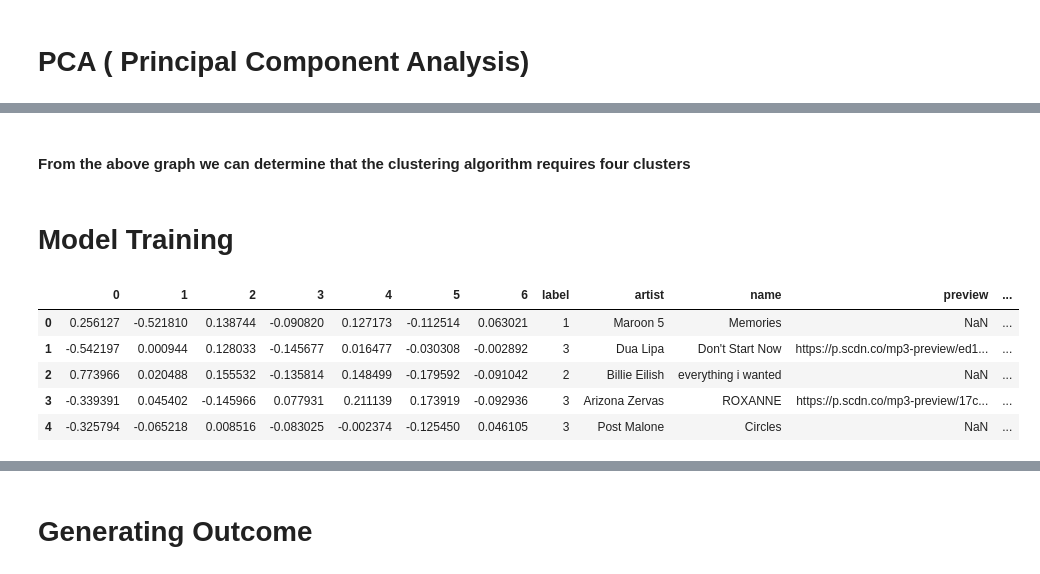
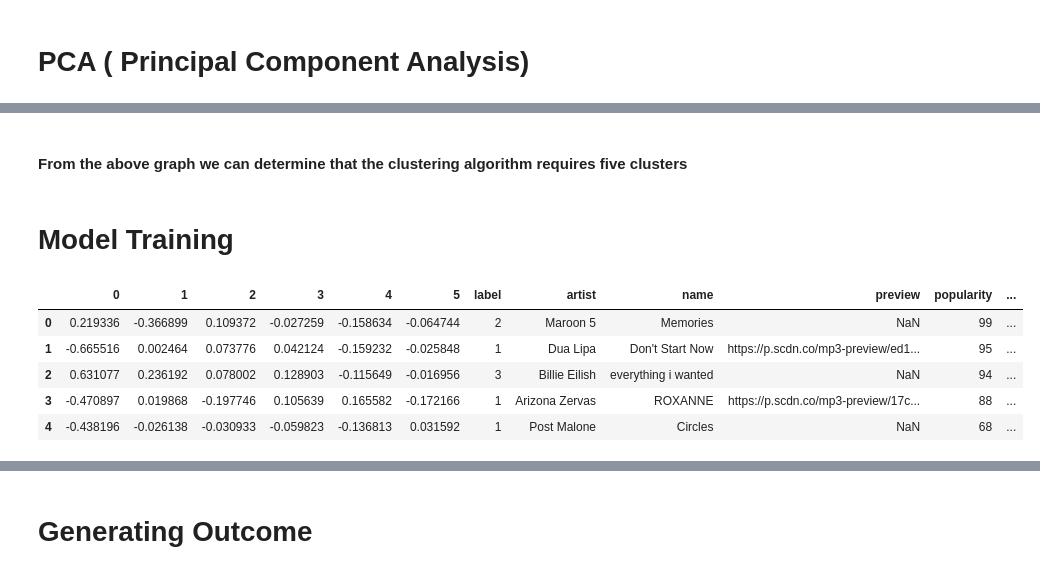
Before and after one commit to Neri-kun/Licenta, a Jupyter notebook: song_recommendation_system.ipynb, the cells around one changed output, grey strips where cells are left out. Cells and saved outputs as stored; diff of their text form; code cells hidden in the pictures.

```diff
--- a/song_recommendation_system.ipynb
+++ b/song_recommendation_system.ipynb
@@ -13,0 +202,8 @@ from yellowbrick.cluster import KElbowVisualizer
+# %%
+plt.figure(figsize=(12, 8))
+sns.set(style="whitegrid")
+x = second_df.groupby("year")["duration_ms"].mean()
+ax= sns.lineplot(x=x.index,y=x)
+ax.set_title('Track duration (in milliseconds) evoultion over the years (1920-2021)')
+ax.set_ylabel('Milliseconds')
+ax.set_xlabel('Year')
@@ -14,6 +285,2 @@ from yellowbrick.cluster import KElbowVisualizer
 # %% [markdown]
 # Data Normalization
-# %%
-df = pd.read_csv('../Data/final.csv')
-print(df.shape)
-df.head()
@@ -82,5 +362,5 @@ cluster_plot(df[non_categorical])
 # %%
-pca = PCA(0.95)
+pca = PCA(6)
 data = df.drop_duplicates()
 data = pca.fit_transform(data[non_categorical])
 cluster_plot(pd.DataFrame(data))
@@ -101,21 +389,21 @@ silhouette(data)
 # %% [markdown]
-#### From the above graph we can determine that the clustering algorithm requires four clusters
+#### From the above graph we can determine that the clustering algorithm requires five clusters
 # %% [markdown]
 # Model Training
 # %%
 def train(df_train):
-    n = 1
-    for _ in range(n):
+    #n = 1
+    #for _ in range(n):
         # train_df, test_df = train_test_split(df_train)
-        km = KMeans(
-            n_clusters=4, init='random',
+    km = KMeans(
+            n_clusters=6, init='k-means++',
             n_init=10, max_iter=1000,
             tol=1e-04, random_state=0
-        )
-        y_km = km.fit(df_train)
+         )
+    y_km = km.fit(df_train)
         # km.labels_
         # km.predict(test_df)
-    return km
+    return y_km
 
 def k_mean_distance(center_coordinates, data_coordiantes):
     summ=0
@@ -123,22 +411,23 @@ def k_mean_distance(center_coordinates, data_coordiantes):
     for i in range(len(center_coordinates)):
         summ+=(center_coordinates[i]-data_coordiantes[i])**2
         mag+=(data_coordiantes[i])**2
-    return (summ)*0.5
+    return (summ)**0.5
 # %%
 km = train(data)
 data = pd.DataFrame(data)
 # pickle.dump(km, open('KMeans_Clustering', 'wb'))
 data['label'] = km.labels_
 data['artist'] = df.artist
 data['name'] = df.name
 data['preview'] = df.preview
 data['popularity'] = df.popularity
 data['type'] = df.label
+data['lyrics'] = df.lyrics
 data.head()
 # %% [output]
-|  | 0 | 1 | 2 | 3 | 4 | 5 | 6 | label | artist | name | preview | ... |
-| 0 | 0.256127 | -0.521810 | 0.138744 | -0.090820 | 0.127173 | -0.112514 | 0.063021 | 1 | Maroon 5 | Memories | NaN | ... |
-| 1 | -0.542197 | 0.000944 | 0.128033 | -0.145677 | 0.016477 | -0.030308 | -0.002892 | 3 | Dua Lipa | Don't Start Now | https://p.scdn.co/mp3-preview/ed1... | ... |
-| 2 | 0.773966 | 0.020488 | 0.155532 | -0.135814 | 0.148499 | -0.179592 | -0.091042 | 2 | Billie Eilish | everything i wanted | NaN | ... |
-| 3 | -0.339391 | 0.045402 | -0.145966 | 0.077931 | 0.211139 | 0.173919 | -0.092936 | 3 | Arizona Zervas | ROXANNE | https://p.scdn.co/mp3-preview/17c... | ... |
-| 4 | -0.325794 | -0.065218 | 0.008516 | -0.083025 | -0.002374 | -0.125450 | 0.046105 | 3 | Post Malone | Circles | NaN | ... |
+|  | 0 | 1 | 2 | 3 | 4 | 5 | label | artist | name | preview | popularity | ... |
+| 0 | 0.219336 | -0.366899 | 0.109372 | -0.027259 | -0.158634 | -0.064744 | 2 | Maroon 5 | Memories | NaN | 99 | ... |
+| 1 | -0.665516 | 0.002464 | 0.073776 | 0.042124 | -0.159232 | -0.025848 | 1 | Dua Lipa | Don't Start Now | https://p.scdn.co/mp3-preview/ed1... | 95 | ... |
+| 2 | 0.631077 | 0.236192 | 0.078002 | 0.128903 | -0.115649 | -0.016956 | 3 | Billie Eilish | everything i wanted | NaN | 94 | ... |
+| 3 | -0.470897 | 0.019868 | -0.197746 | 0.105639 | 0.165582 | -0.172166 | 1 | Arizona Zervas | ROXANNE | https://p.scdn.co/mp3-preview/17c... | 88 | ... |
+| 4 | -0.438196 | -0.026138 | -0.030933 | -0.059823 | -0.136813 | 0.031592 | 1 | Post Malone | Circles | NaN | 68 | ... |
```
Also changed, not shown: parts of 48 cells of this notebook.
